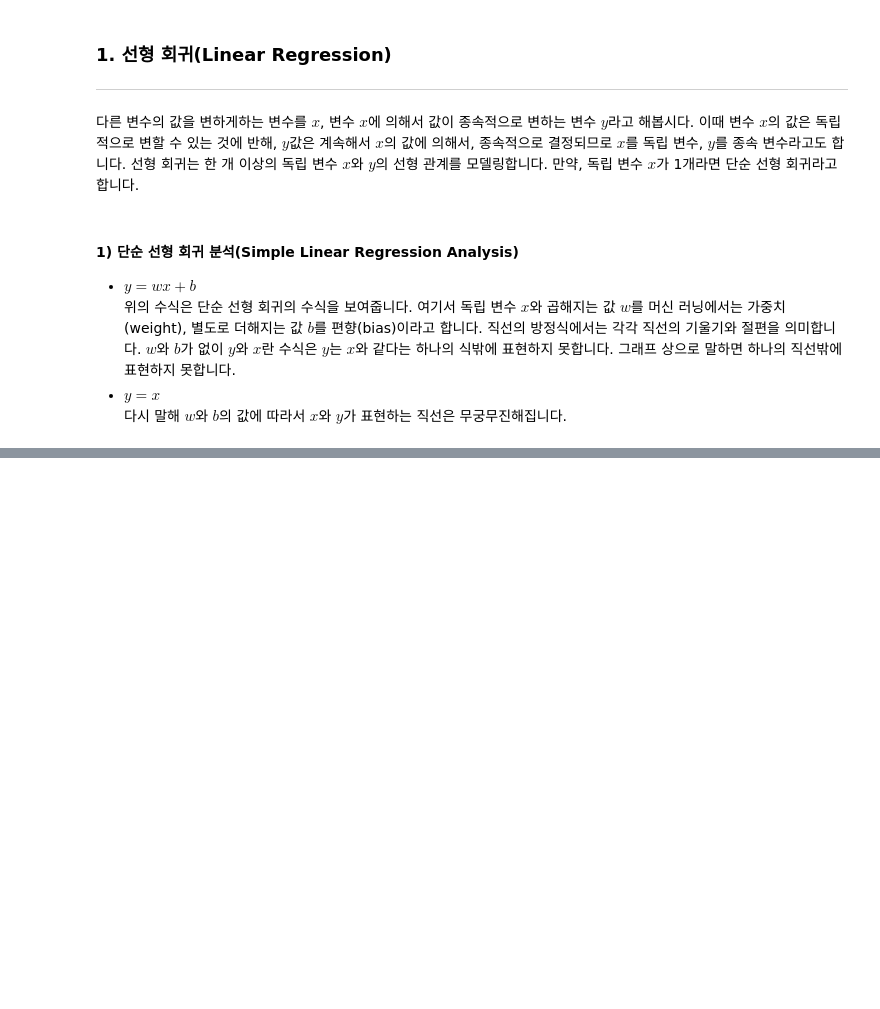
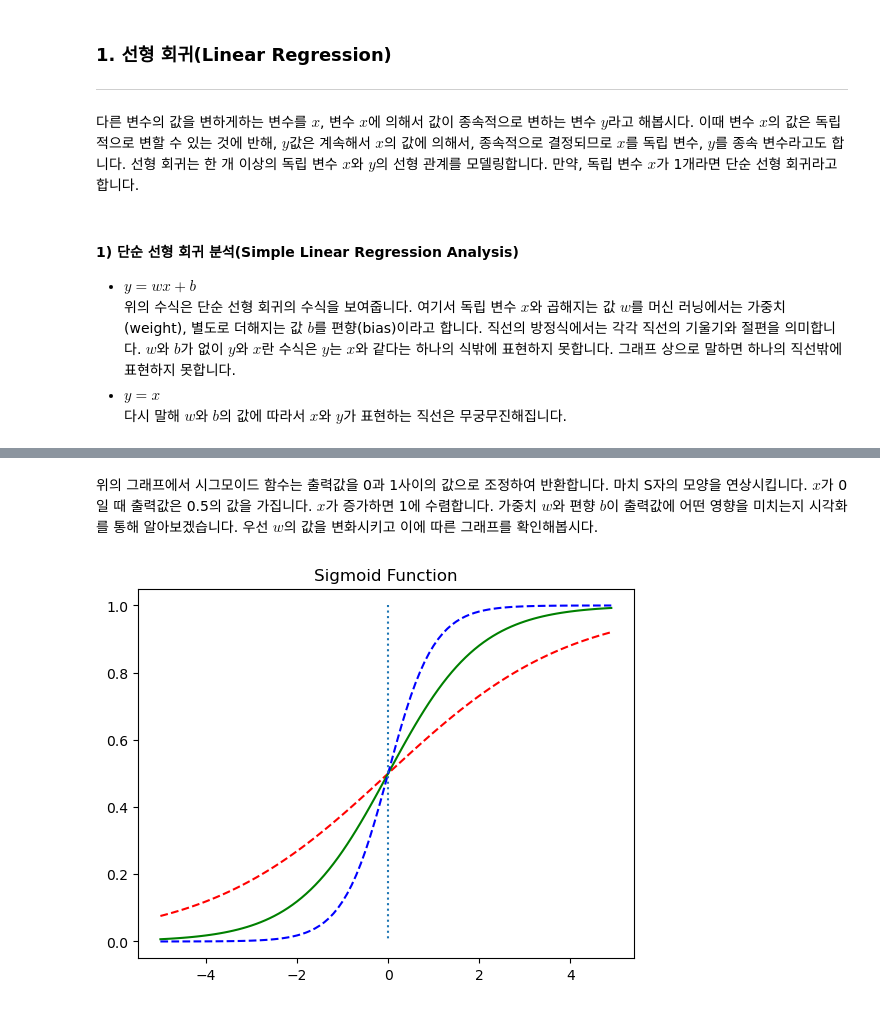
Before and after one commit to ss990321/tensorflow-nlp, a Jupyter notebook: 06_Chapter/06_MachineLearning.ipynb, the cells around one changed output, grey strips where cells are left out. Saved outputs shown, nothing was run; the diff lists cells and outputs as text; code cells hidden in the pictures; blank space fills up the shorter version.

```diff
--- a/06_Chapter/06_MachineLearning.ipynb
+++ b/06_Chapter/06_MachineLearning.ipynb
@@ -423,0 +734,22 @@ $w$와 $b$의 값을 찾아갑니다.
+# %% [markdown]
+위의 그래프에서 시그모이드 함수는 출력값을 0과 1사이의 값으로 조정하여 반환합니다.
+마치 S자의 모양을 연상시킵니다. $x$가 0일 때 출력값은 0.5의 값을 가집니다.
+$x$가 증가하면 1에 수렴합니다. 가중치 $w$와 편향 $b$이 출력값에 어떤 영향을 미치는지 시각화를 통해 알아보겠습니다.
+우선 $w$의 값을 변화시키고 이에 따른 그래프를 확인해봅시다.
+# %%
+def sigmoid(x):
+    return 1/(1+np.exp(-x))
+
+x = np.arange(-5.0, 5.0, 0.1)
+y1 = sigmoid(0.5*x)
+y2 = sigmoid(x)
+y3 = sigmoid(2*x)
+
+plt.plot(x, y1, 'r', linestyle='--') # w의 값이 0.5일때
+plt.plot(x, y2, 'g') # w의 값이 1일때
+plt.plot(x, y3, 'b', linestyle='--') # w의 값이 2일때
+plt.plot([0,0],[1.0,0.0], ':') # 가운데 점선 추가
+plt.title('Sigmoid Function')
+plt.show()
+# %% [output]
+[figure, added]
```
Also changed, not shown: parts of 57 cells of this notebook, 8 other files.
